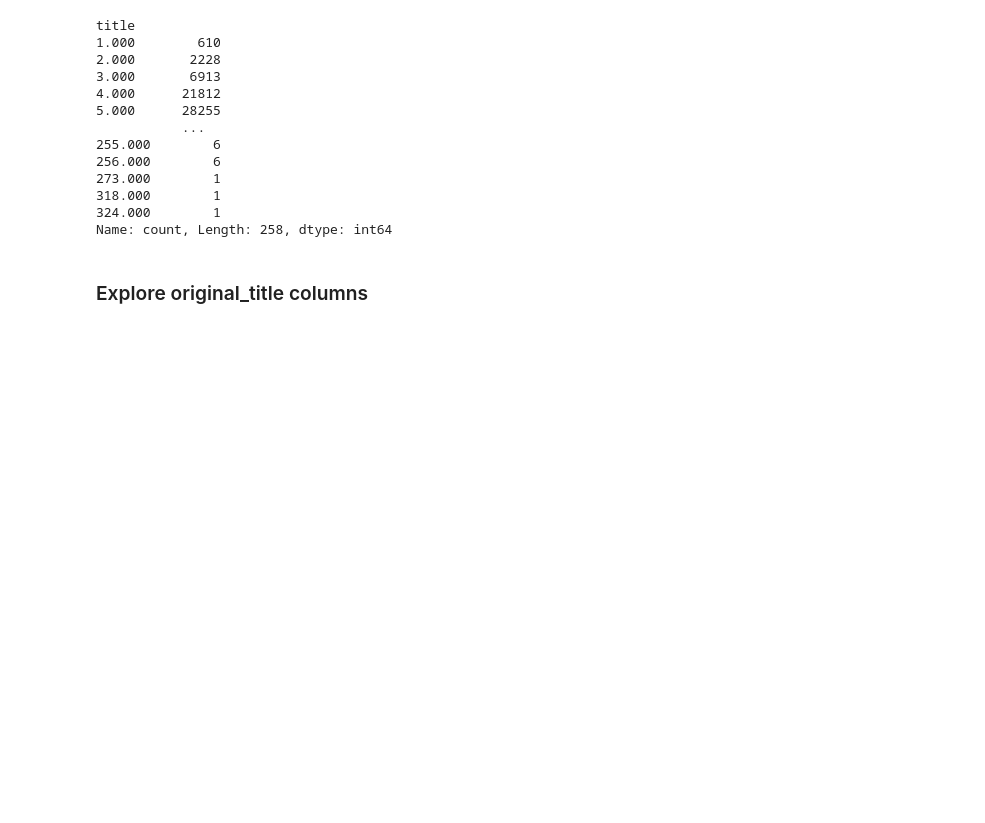
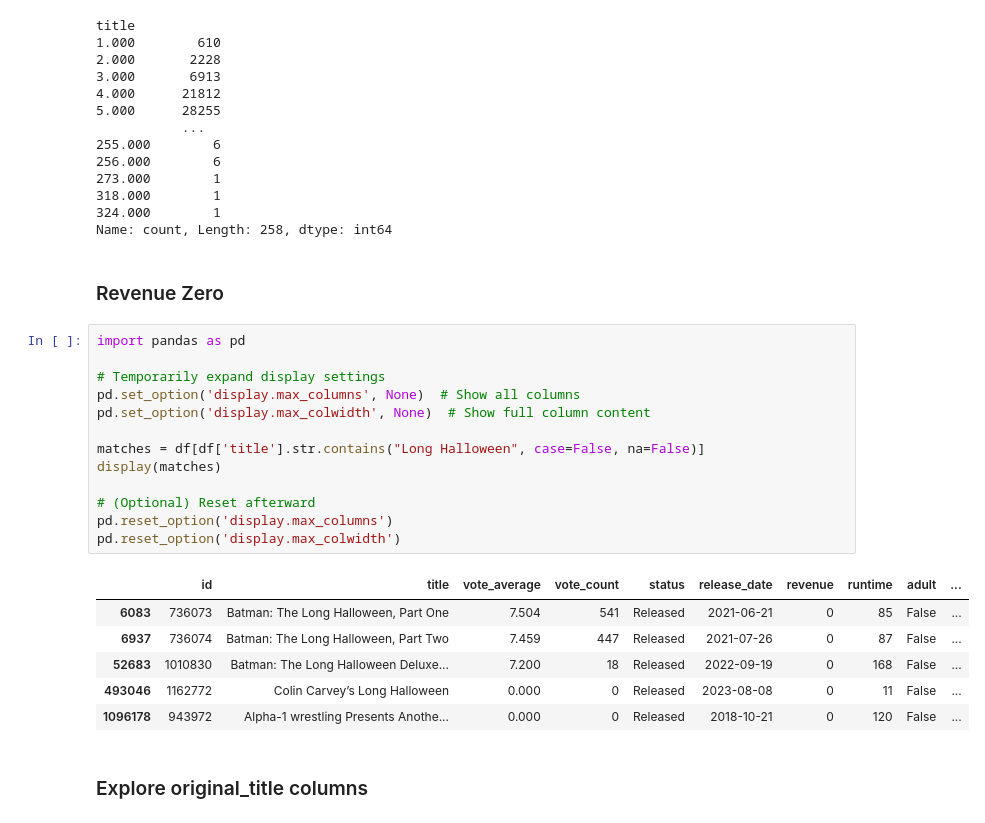
Before and after one commit to 6587093polakornming/Airflow_Spark_Local, a Jupyter notebook: eda/eda_notebook.ipynb, the cells around one changed output. Cells and saved outputs as stored; diff of their text form; blank space fills up the shorter version.

```diff
--- a/eda/eda_notebook.ipynb
+++ b/eda/eda_notebook.ipynb
@@ -619,6 +619,28 @@ title
 318.000        1
 324.000        1
 Name: count, Length: 258, dtype: int64
+# %% [markdown]
+### Revenue Zero
+# %%
+import pandas as pd
+
+# Temporarily expand display settings
+pd.set_option('display.max_columns', None)  # Show all columns
+pd.set_option('display.max_colwidth', None)  # Show full column content
+
+matches = df[df['title'].str.contains("Long Halloween", case=False, na=False)]
+display(matches)
+
+# (Optional) Reset afterward
+pd.reset_option('display.max_columns')
+pd.reset_option('display.max_colwidth')
+# %% [output]
+|  | id | title | vote_average | vote_count | status | release_date | revenue | runtime | adult | ... |
+| 6083 | 736073 | Batman: The Long Halloween, Part One | 7.504 | 541 | Released | 2021-06-21 | 0 | 85 | False | ... |
+| 6937 | 736074 | Batman: The Long Halloween, Part Two | 7.459 | 447 | Released | 2021-07-26 | 0 | 87 | False | ... |
+| 52683 | 1010830 | Batman: The Long Halloween Deluxe... | 7.200 | 18 | Released | 2022-09-19 | 0 | 168 | False | ... |
+| 493046 | 1162772 | Colin Carvey’s Long Halloween | 0.000 | 0 | Released | 2023-08-08 | 0 | 11 | False | ... |
+| 1096178 | 943972 | Alpha-1 wrestling Presents Anothe... | 0.000 | 0 | Released | 2018-10-21 | 0 | 120 | False | ... |
 # %% [markdown]
 ### Explore original_title columns
 # %%
```
Also changed, not shown: parts of 1 cell of this notebook, 22 other files.
